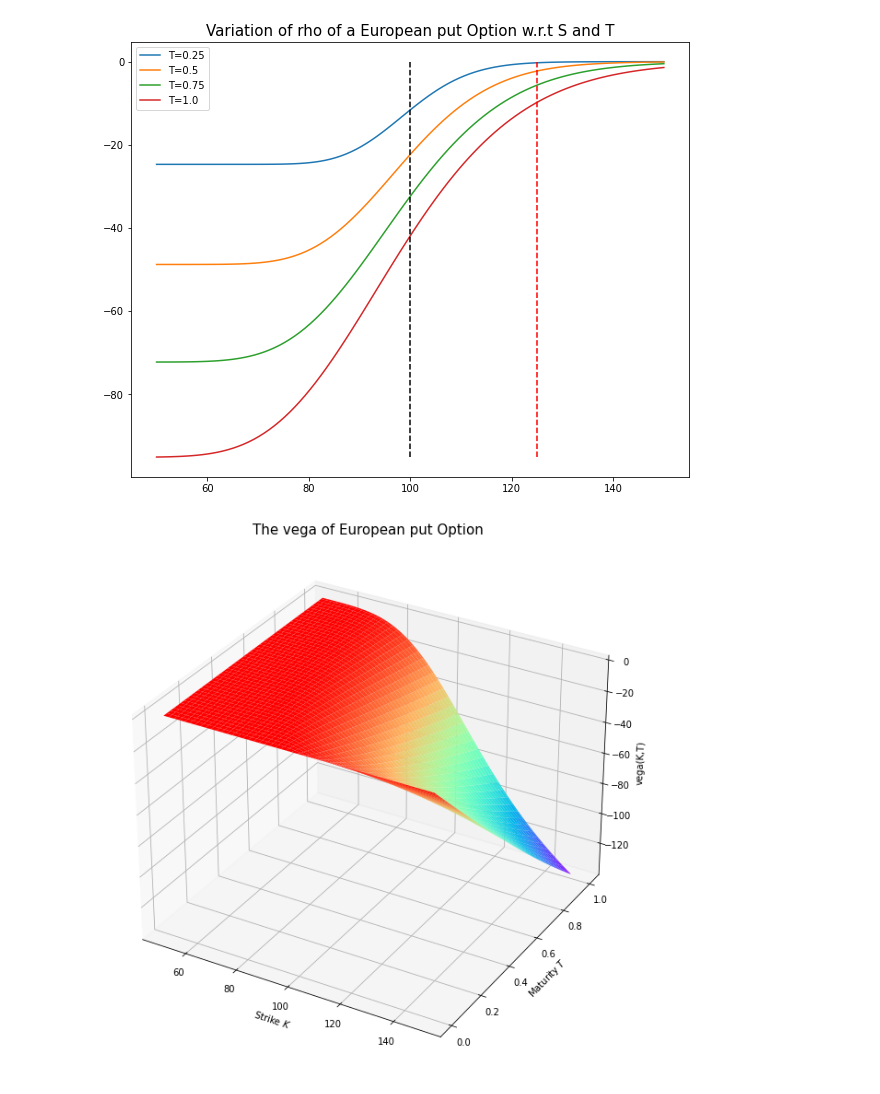
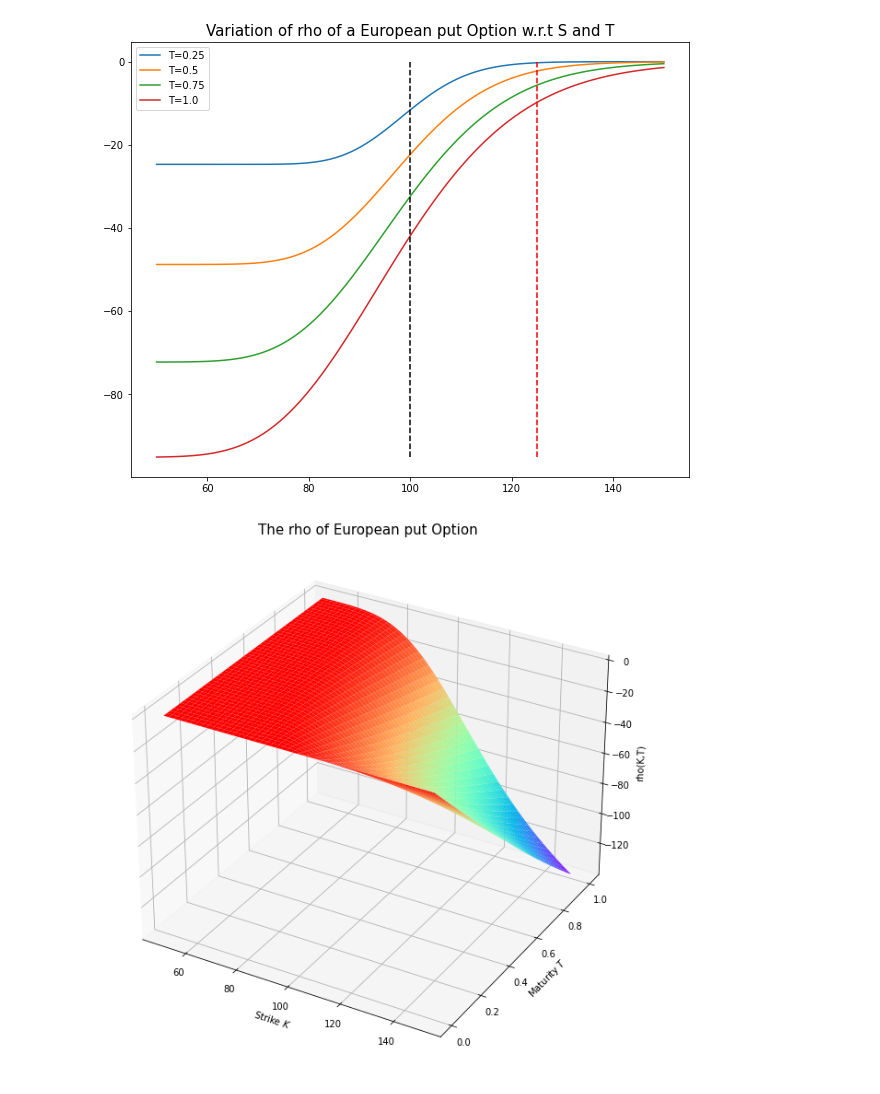
Before and after one commit to BruceWang0729/option-pricing-theory, a Jupyter notebook: Greeks for Option.ipynb, the cells around one changed output. Drawn from its saved outputs; the diff is of its cells as text; code cells hidden in the pictures.

```diff
--- a/Greeks for Option.ipynb
+++ b/Greeks for Option.ipynb
@@ -338,6 +402,6 @@ Greeks_2D(BSM_Rho,'rho','put')
 # %% [output]
 [figure]
 # %%
-Greeks_3D(BSM_Rho,'vega','put')
+Greeks_3D(BSM_Rho,'rho','put')
 # %% [output]
-[figure, old version]
+[figure, new version]
```
Also changed, not shown: parts of 35 cells of this notebook.
